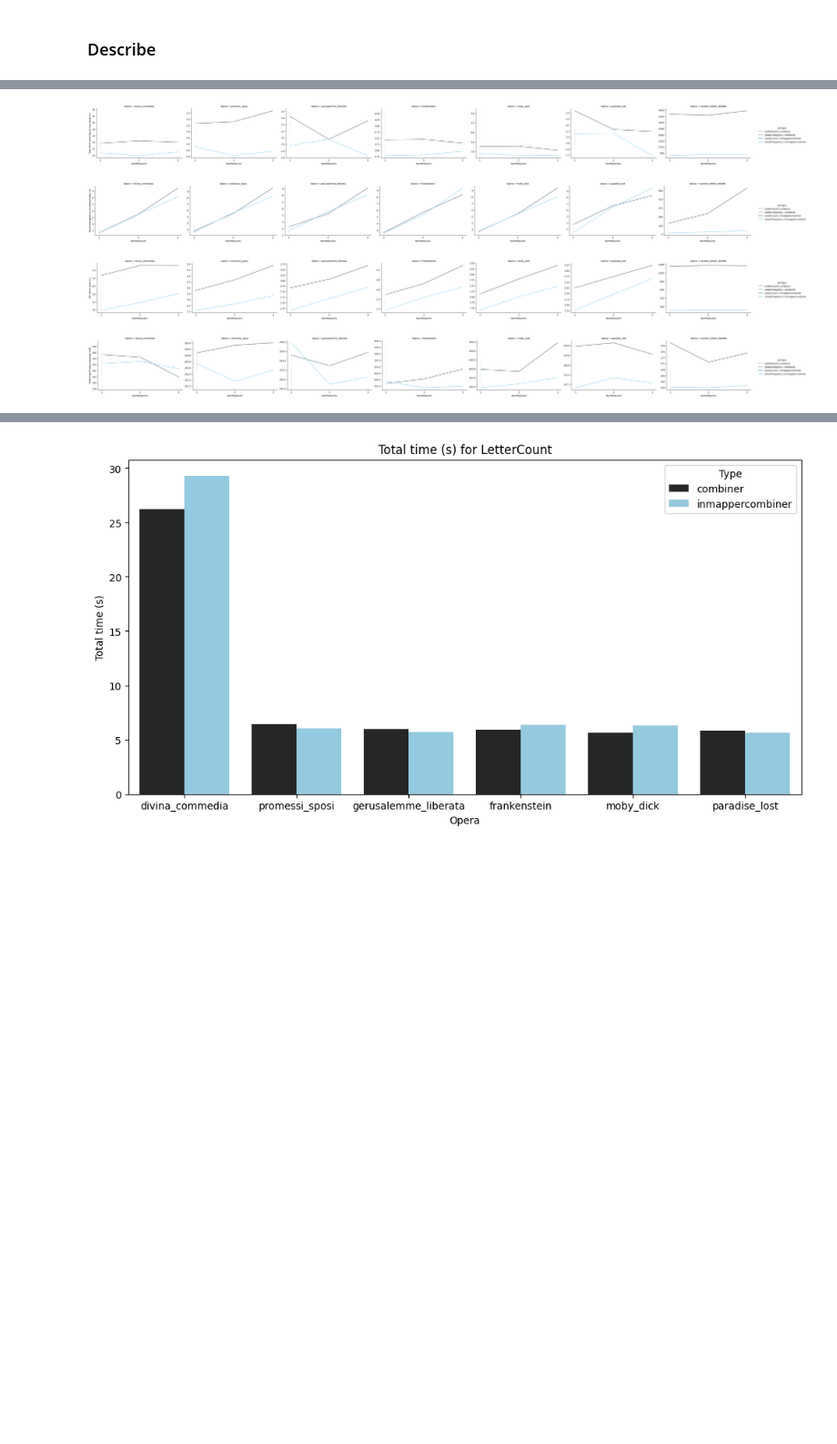
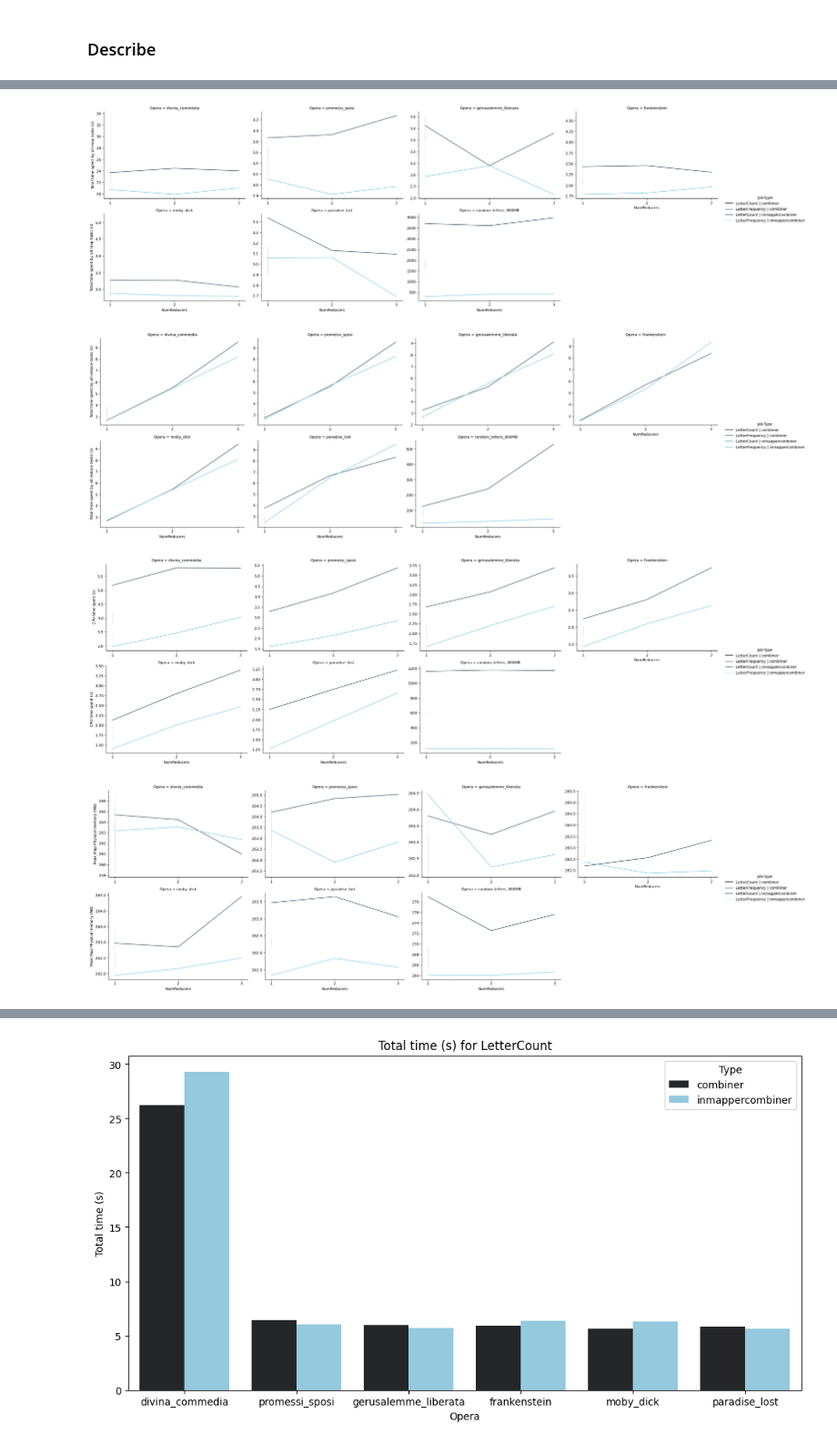
Before and after one commit to NamaWho/hadoop-letter-frequency, a Jupyter notebook: notebooks/performance_analysis.ipynb, the cells around one changed output, grey strips where cells are left out. Shown at 91% size. Cells and saved outputs as stored; diff of their text form; code cells hidden in the pictures; blank space fills up the shorter version.

```diff
--- a/notebooks/performance_analysis.ipynb
+++ b/notebooks/performance_analysis.ipynb
@@ -609,41 +609,28 @@ cols = ['Total time spent by all map tasks (s)', 'Total time spent by all reduce
 # %%
 # Get unique integer values of 'NumReducers'
 unique_values = df['NumReducers'].unique()
 
 # Plot each parameter in a separate subplot
 for col in cols:
     g = sns.relplot(data=df,
-                x='NumReducers',
-                col='Opera',
-                col_wrap=4,
-                kind='line',
-                height=4,
-                aspect=1.5,
-                facet_kws={'sharey': False, 'sharex': False},
-                palette='dark:skyblue')
+                    x='NumReducers',
+                    y=col,
+                    hue='Job-Type',
+                    col='Opera',
+                    kind='line',
+                    col_wrap=4,
+                    facet_kws={'sharey': False, 'sharex': False},
+                    palette='dark:skyblue',
+                    height=4,  # Adjust the height of each subplot as needed
+                    aspect=1.5)  # Adjust the aspect ratio if necessary
 
-    # Iterate over each subplot
-    for i, ax in enumerate(g.axes.flat):
-        # Plot only if there are more columns to plot
-        if i < len(cols):
-            sns.lineplot(data=df,
-                        x='NumReducers',
-                        y=cols[i],
-                        hue='Job-Type',
-                        ax=ax,
-                        palette='dark:skyblue')
-
-            # Set xticks and x-axis label only for the last row
-            if i // 4 == (len(cols) - 1) // 4:
-                ax.set(xticks=unique_values)
-                ax.set_xlabel('NumReducers')
-            else:
-                ax.set(xticks=[], xlabel=None)
+    # Set integer ticks on x-axis
+    g.set(xticks=unique_values)
 
 
 plt.show()
 # %% [output]
-[figure, old version]
+[figure, new version]
-[figure, old version]
+[figure, new version]
-[figure, old version]
+[figure, new version]
-[figure, old version]
+[figure, new version]
```
Also changed, not shown: parts of 1 cell of this notebook, 2 other files.
